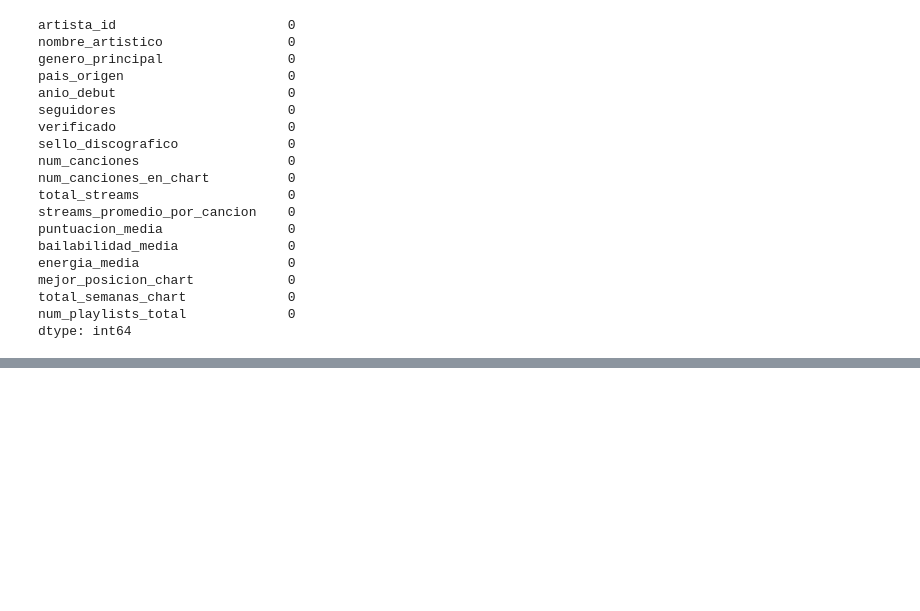
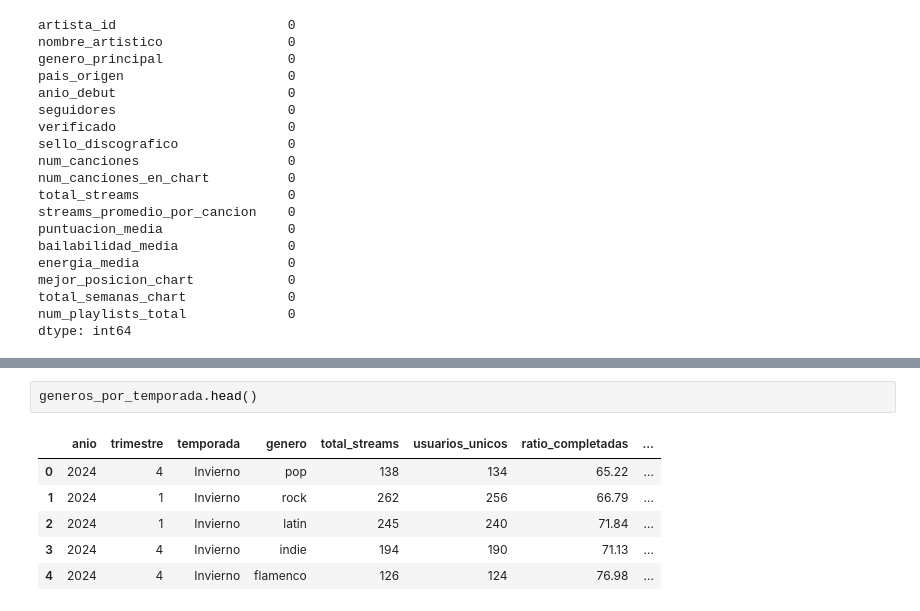
Before and after one commit to MetalMaxALIZ/Proyecto_Data_Wizards, a Jupyter notebook: main.ipynb, the cells around one changed output, grey strips where cells are left out. Cells and saved outputs as stored; diff of their text form; blank space fills up the shorter version.

```diff
--- a/main.ipynb
+++ b/main.ipynb
@@ -93,0 +242,9 @@ dtype: int64
+# %%
+generos_por_temporada.head()
+# %% [output]
+|  | anio | trimestre | temporada | genero | total_streams | usuarios_unicos | ratio_completadas | ... |
+| 0 | 2024 | 4 | Invierno | pop | 138 | 134 | 65.22 | ... |
+| 1 | 2024 | 1 | Invierno | rock | 262 | 256 | 66.79 | ... |
+| 2 | 2024 | 1 | Invierno | latin | 245 | 240 | 71.84 | ... |
+| 3 | 2024 | 4 | Invierno | indie | 194 | 190 | 71.13 | ... |
+| 4 | 2024 | 4 | Invierno | flamenco | 126 | 124 | 76.98 | ... |
```
Also changed, not shown: parts of 38 cells of this notebook.
